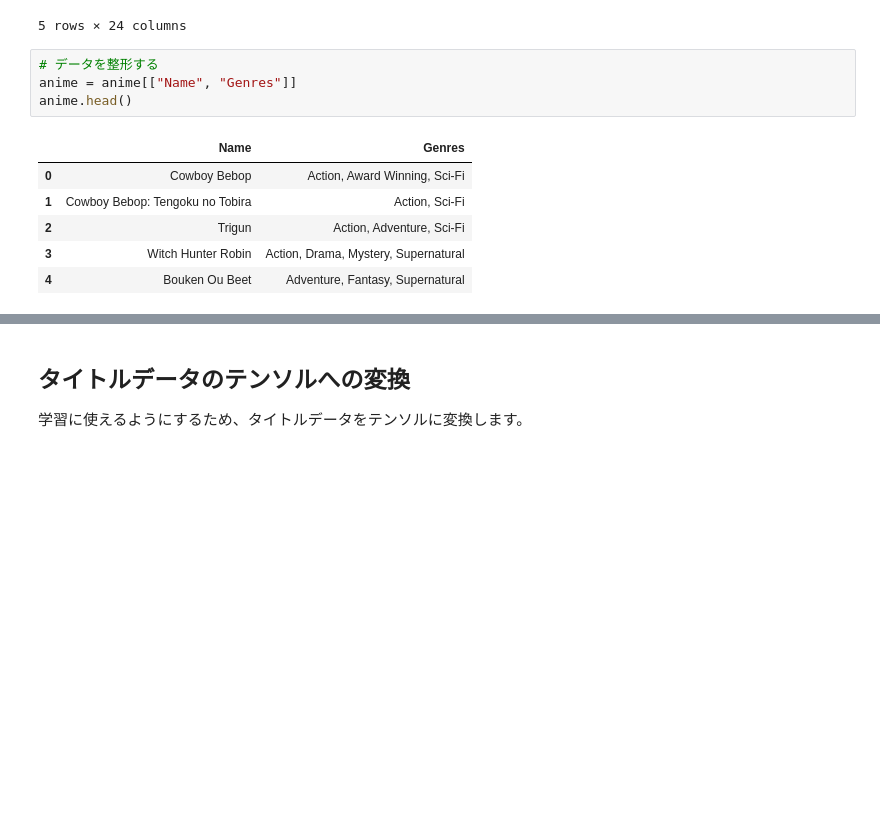
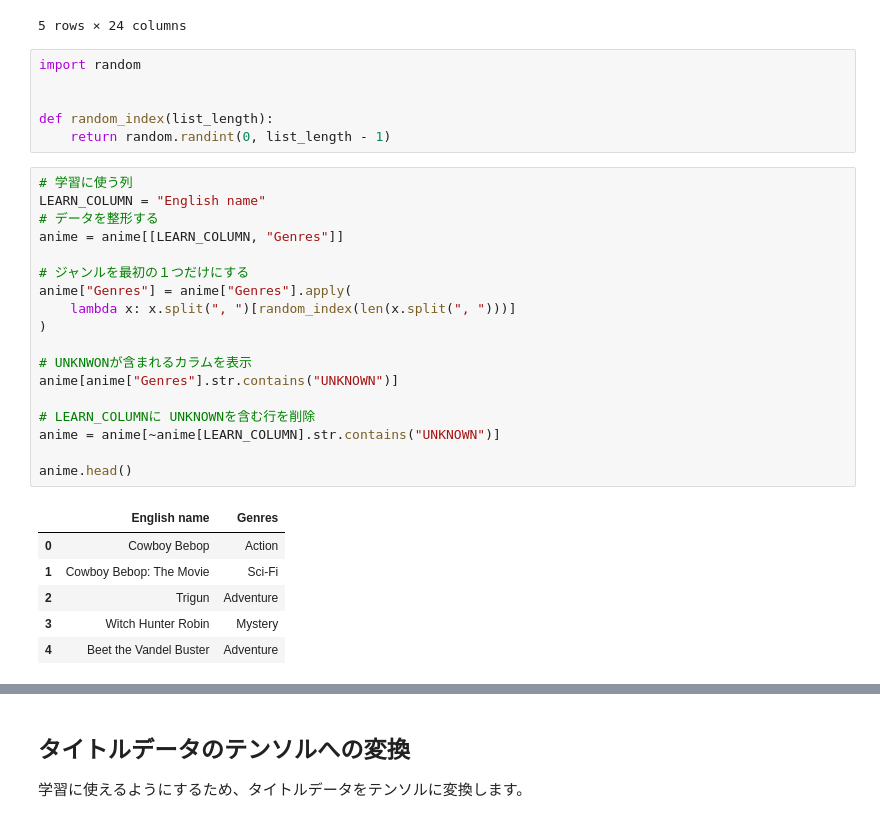
Before and after one commit to nac-39/RNN_tutorial, a Jupyter notebook: src/rnn_tutorial/20240710_勉強会_RNN_演習.ipynb, the cells around one changed output, grey strips where cells are left out. Cells and saved outputs as stored; diff of their text form; blank space fills up the shorter version.

```diff
--- a/src/rnn_tutorial/20240710_勉強会_RNN_演習.ipynb
+++ b/src/rnn_tutorial/20240710_勉強会_RNN_演習.ipynb
@@ -67,17 +81,37 @@ anime.head()
 | 3 | 7 | Witch Hunter Robin | Witch Hunter Robin | Witch Hunter ROBIN (ウイッチハンターロビン) | 7.25 | Action, Drama, Mystery, Supernatural | Robin Sena is a powerful craft us... | TV | 26.0 | Jul 3, 2002 to Dec 25, 2002 | ... |
 | 4 | 8 | Bouken Ou Beet | Beet the Vandel Buster | 冒険王ビィト | 6.94 | Adventure, Fantasy, Supernatural | It is the dark century and the pe... | TV | 52.0 | Sep 30, 2004 to Sep 29, 2005 | ... |
 5 rows × 24 columns
-# %%
-# データを整形する
-anime = anime[["Name", "Genres"]]
-anime.head()
-# %% [output]
-|  | Name | Genres |
-| 0 | Cowboy Bebop | Action, Award Winning, Sci-Fi |
-| 1 | Cowboy Bebop: Tengoku no Tobira | Action, Sci-Fi |
-| 2 | Trigun | Action, Adventure, Sci-Fi |
-| 3 | Witch Hunter Robin | Action, Drama, Mystery, Supernatural |
-| 4 | Bouken Ou Beet | Adventure, Fantasy, Supernatural |
+# %%
+import random
+
+
+def random_index(list_length):
+    return random.randint(0, list_length - 1)
+# %%
+# 学習に使う列
+LEARN_COLUMN = "English name"
+# データを整形する
+anime = anime[[LEARN_COLUMN, "Genres"]]
+
+# ジャンルを最初の１つだけにする
+anime["Genres"] = anime["Genres"].apply(
+    lambda x: x.split(", ")[random_index(len(x.split(", ")))]
+)
+
+# UNKNWONが含まれるカラムを表示
+anime[anime["Genres"].str.contains("UNKNOWN")]
+
+# LEARN_COLUMNに UNKNOWNを含む行を削除
+anime = anime[~anime[LEARN_COLUMN].str.contains("UNKNOWN")]
+
+anime.head()
+# %% [output]
+|  | English name | Genres |
+| 0 | Cowboy Bebop | Action |
+| 1 | Cowboy Bebop: The Movie | Sci-Fi |
+| 2 | Trigun | Adventure |
+| 3 | Witch Hunter Robin | Mystery |
+| 4 | Beet the Vandel Buster | Adventure |
 # %%
 # データの数などの情報を取得
 genres_list = list(anime.Genres.str.split(", ").explode().unique())
```
Also changed, not shown: parts of 20 cells of this notebook, 1 other file.
